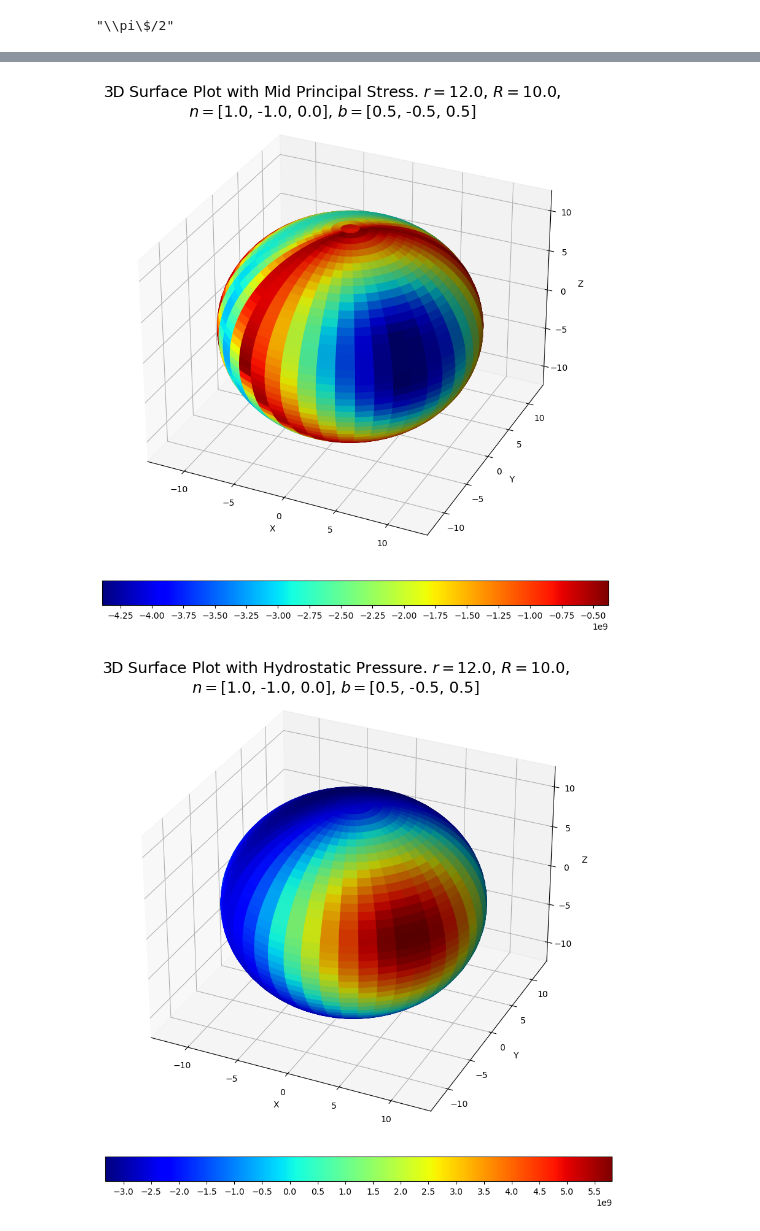
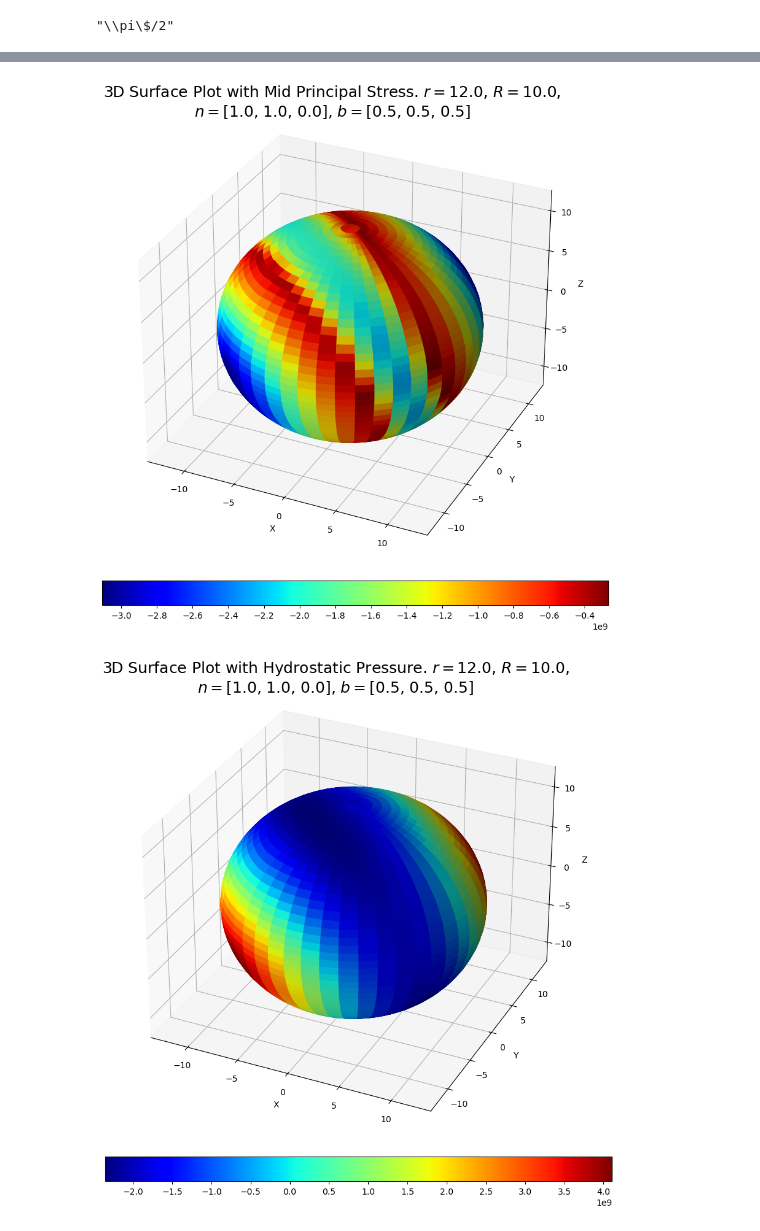
Before and after one commit to josephDuque/PHDYear1SummerProject, a Jupyter notebook: AnisotropicGreenFunction.ipynb, the cells around one changed output, grey strips where cells are left out. Drawn from its saved outputs; the diff is of its cells as text; code cells hidden in the pictures.

```diff
--- a/AnisotropicGreenFunction.ipynb
+++ b/AnisotropicGreenFunction.ipynb
@@ -603,8 +603,10 @@ a = a/a;
 # Dislocation radius:
 R = 10*a;
 # Prismatic dislocation:
-burgers = 1/2 * [1.0; -1.0; 1.0] * a;
-nu = [1.0, -1.0, 0.0];
+burgers = 1/2 * [1.0; 1.0; 1.0] * a;
+nu_dir = [1.0, 1.0, 0.0];
+# Unit normal vector:
+nu = nu_dir / norm(nu_dir);
 # Jacobian finite diff step:
 delta_x = 1e-6;
 #-----------------------------------------------------------------------------------------------------------------
@@ -646,7 +648,7 @@ for azimuthAngle in azimuthAngles2
     j = j + 1;
 end
 
-folder = "n=["*string(nu[1])*";"*string(nu[2])*";"*string(nu[3])*"]"
+folder = "n=["*string(nu_dir[1])*";"*string(nu_dir[2])*";"*string(nu_dir[3])*"]"
 if isdir(folder)
     nothing
 else
@@ -1247,7 +1249,7 @@ PyPlot.savefig(filename, dpi=500);
 # Create a surface plot with color representing midPs values
 figSphere = PyPlot.figure("Stress surface plots",figsize=(15,10)) # Create a new blank figure
 plotTitle = L"3D Surface Plot with Mid Principal Stress. $r = $"*string(r)*L", $R = $"*string(R)*",\n"*
-            L"$n = $["*string(nu[1])*", "*string(nu[2])*", "*string(nu[3])*"]"*
+            L"$n = $["*string(nu_dir[1])*", "*string(nu_dir[2])*", "*string(nu_dir[3])*"]"*
             L", $b = $["*string(burgers[1])*", "*string(burgers[2])*", "*string(burgers[3])*"]";
 figSphere.suptitle(plotTitle, fontsize=18, x=0.5, y=0.9); #Title for 1 plot
 #figSphere.suptitle(plotTitle, fontsize=18, x=0.5, y=0.775); #Title for two plots
@@ -1282,12 +1284,12 @@ PyPlot.subplots_adjust(wspace=0.1)
 filename = folder*"/"*"3d_surface_mid_r="*string(r)*"a.png";
 PyPlot.savefig(filename, dpi=500);
 # %% [output]
-[figure, old version]
+[figure, new version]
 # %%
 # Create a surface plot with color representing pressure values
 figSphere = PyPlot.figure("Stress surface plots",figsize=(15,10)) # Create a new blank figure
 plotTitle = L"3D Surface Plot with Hydrostatic Pressure. $r = $"*string(r)*L", $R = $"*string(R)*",\n"*
-            L"$n = $["*string(nu[1])*", "*string(nu[2])*", "*string(nu[3])*"]"*
+            L"$n = $["*string(nu_dir[1])*", "*string(nu_dir[2])*", "*string(nu_dir[3])*"]"*
             L", $b = $["*string(burgers[1])*", "*string(burgers[2])*", "*string(burgers[3])*"]";
 figSphere.suptitle(plotTitle, fontsize=18, x=0.5, y=0.9); #Title for 1 plot
 #figSphere.suptitle(plotTitle, fontsize=18, x=0.5, y=0.775); #Title for two plots
@@ -1295,34 +1297,34 @@ PyPlot.subplot(111);
 PyPlot.surf(x,y,z,facecolors=presColorMap);
 # Add labels and title
 PyPlot.xlabel("X");
 PyPlot.ylabel("Y");
 PyPlot.zlabel("Z");
 PyPlot.view_init(30, -65);
 
 """
 PyPlot.subplot(122);
 PyPlot.surf(x,y,z,facecolors=presColorMap);
 # Add labels and title
 PyPlot.xlabel("X");
 PyPlot.ylabel("Y");
 PyPlot.zlabel("Z");
 PyPlot.view_init(30, 75);
 """
 
 #Add colorbar
 m = PyPlot.cm.ScalarMappable(cmap=PyPlot.cm.jet);
 m.set_array(pressureSurfColor);
 cbar_ax = figSphere.add_axes([0.25, 0.05, 0.55, 0.04]) #Axis position for 1 plot
 #cbar_ax = figSphere.add_axes([0.225, 0.15, 0.55, 0.03]) # Axis position for two plots
 cbar = figSphere.colorbar(m, cax = cbar_ax, fraction=0.046, pad=0.2, orientation="horizontal");
 cbar.ax.locator_params(nbins=20);
 
 PyPlot.subplots_adjust(wspace=0.1)
 # Save the plot as a PNG filescaledMidEq
 filename = folder*"/"*"3d_surface_pressure_r="*string(r)*"a.png";
 PyPlot.savefig(filename, dpi=500);
 # %% [output]
-[figure, old version]
+[figure, new version]
 # %%
 # Sensitivity Analysis:
 
```
Also changed, not shown: parts of 14 cells of this notebook.
